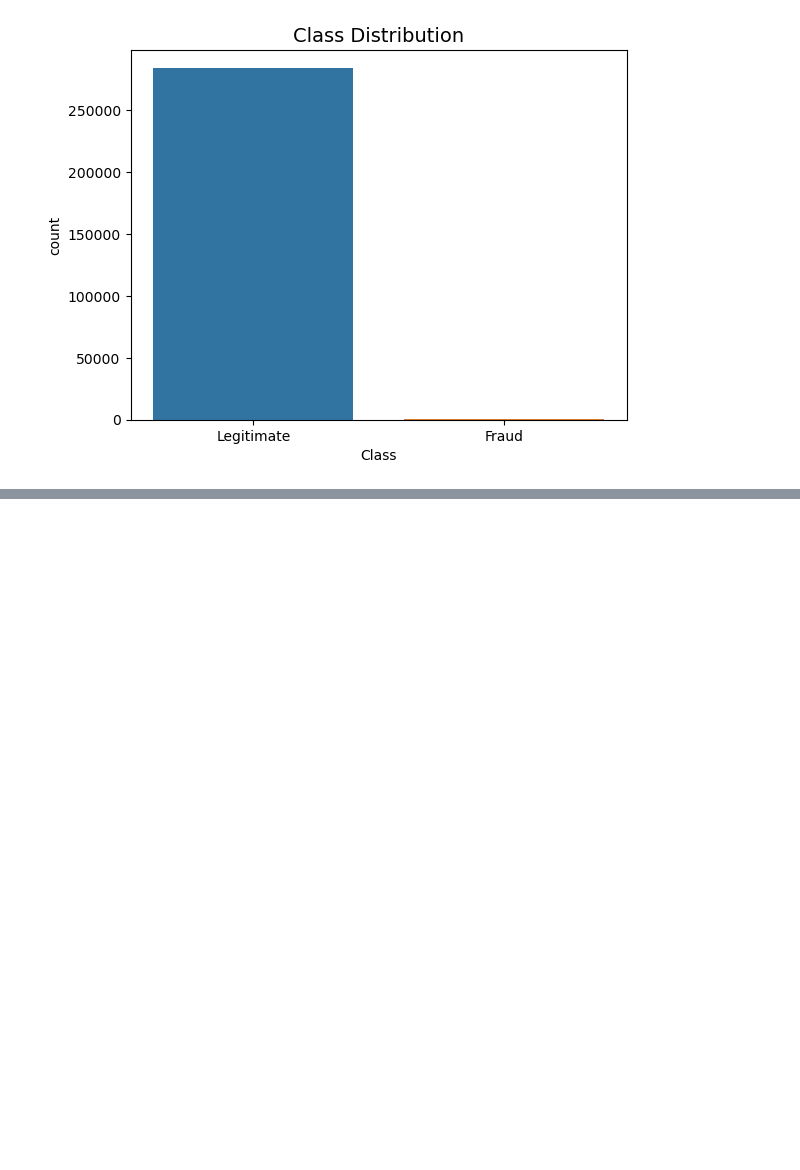
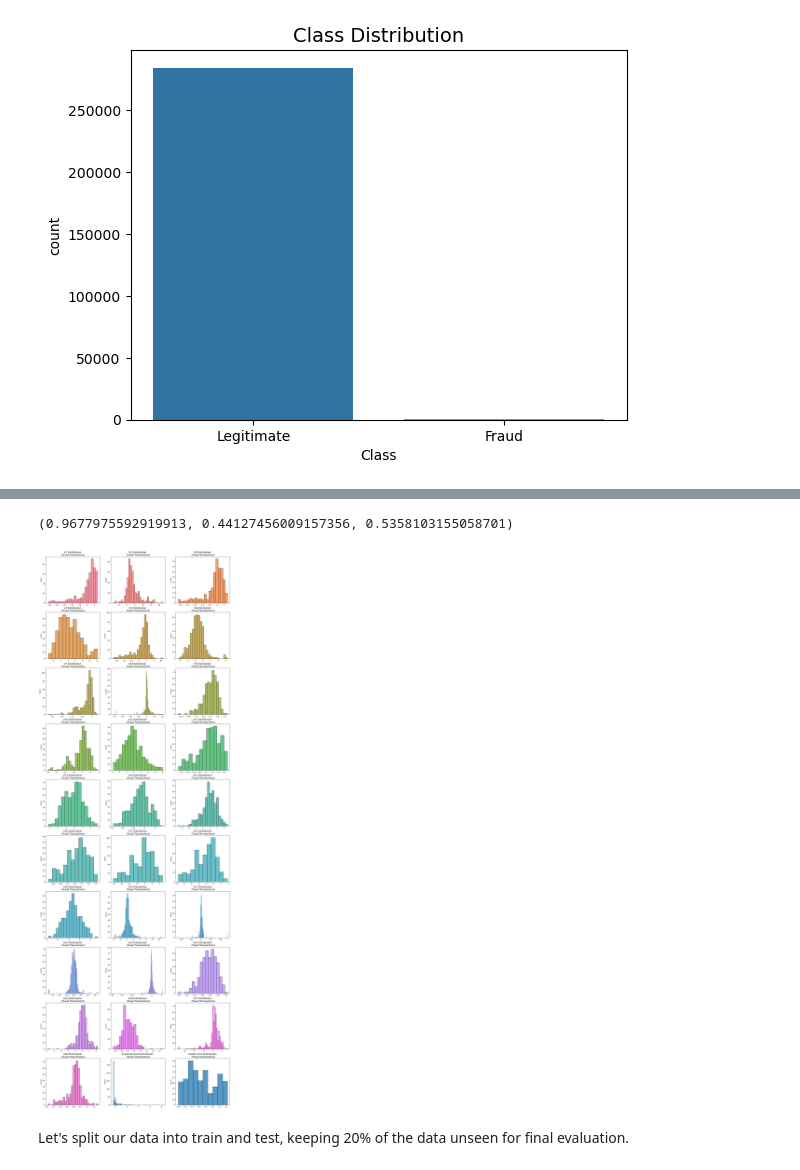
Before and after one commit to nadinezab/fraud-detection, a Jupyter notebook: Fraud-Detection.ipynb, the cells around one changed output, grey strips where cells are left out. Cells and saved outputs as stored; diff of their text form; code cells hidden in the pictures; blank space fills up the shorter version.

```diff
--- a/Fraud-Detection.ipynb
+++ b/Fraud-Detection.ipynb
@@ -90,0 +126,26 @@ Xtrain, Xtest, ytrain, ytest = train_test_split(X, y, test_size=0.2, random_stat
+# %%
+palette = sns.color_palette("husl", 30)
+palette[0]
+# %% [output]
+(0.9677975592919913, 0.44127456009157356, 0.5358103155058701)
+# %%
+
+f, axes = plt.subplots(nrows=10,ncols=3, figsize=(20, 60))
+
+axes = axes.flatten()
+
+for i in range(0,28):
+    sns.histplot(df[f'V{i+1}'].loc[df['Class'] == 1].values,ax=axes[i], color=palette[i])
+    axes[i].set_title(f'V{i+1} Distribution \n (Fraud Transactions)', fontsize=14)
+
+sns.histplot(df['scaled_amount'].loc[df['Class'] == 1].values,ax=axes[28])
+axes[28].set_title('Scaled Amount Distribution \n (Fraud Transactions)', fontsize=14)
+
+sns.histplot(df['scaled_time'].loc[df['Class'] == 1].values,ax=axes[29])
+axes[29].set_title('Scaled Time Distribution \n (Fraud Transactions)', fontsize=14)
+
+plt.show()
+# %% [output]
+[figure, added]
+# %% [markdown]
+Let's split our data into train and test, keeping 20% of the data unseen for final evaluation.
```
Also changed, not shown: parts of 7 cells of this notebook.
